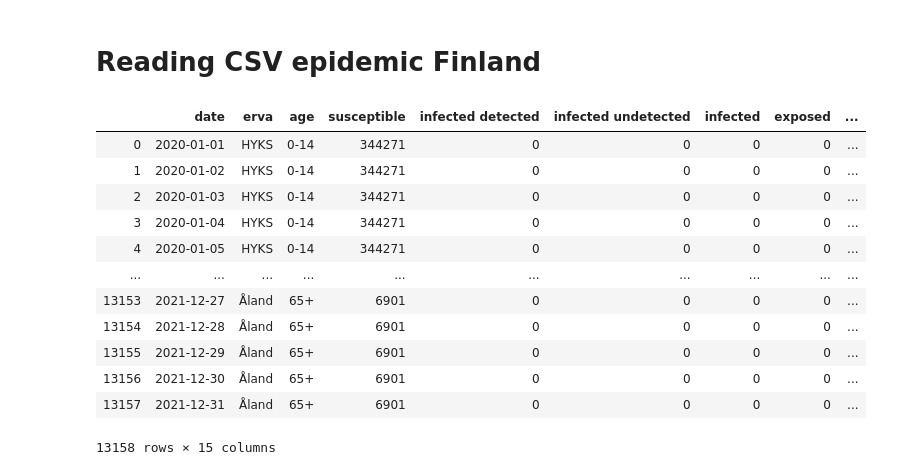
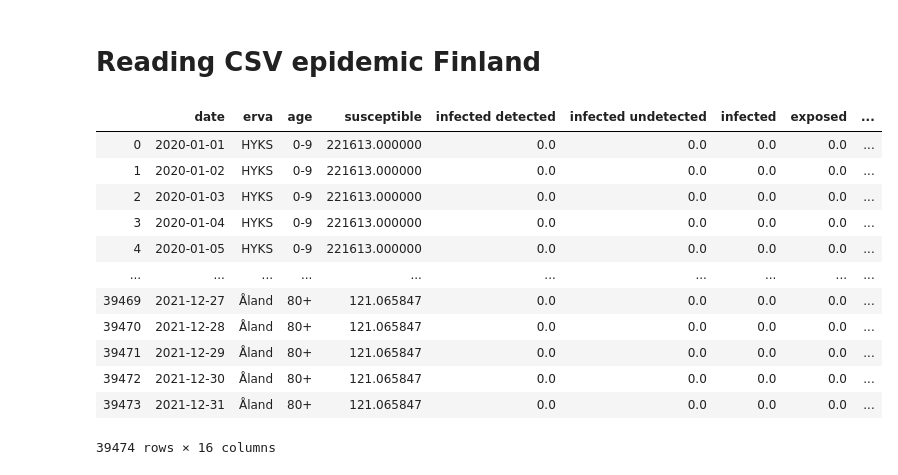
Before and after one commit to FINCoVID19/optimized_vaccination_finland, a Jupyter notebook: read_data.ipynb, the cells around one changed output. Drawn from its saved outputs; the diff is of its cells as text; code cells hidden in the pictures.

```diff
--- a/read_data.ipynb
+++ b/read_data.ipynb
@@ -4,23 +4,23 @@
 import pandas as pd
 import numpy as np
 # %%
-csv_file = 'stats/epidemic_finland.csv'
+csv_file = 'out/epidemic_finland_9.csv'
 epidemic_finland = pd.read_csv(csv_file, sep=",", encoding='utf-8')
 epidemic_finland
 # %% [output]
 |  | date | erva | age | susceptible | infected detected | infected undetected | infected | exposed | ... |
-| 0 | 2020-01-01 | HYKS | 0-14 | 344271 | 0 | 0 | 0 | 0 | ... |
-| 1 | 2020-01-02 | HYKS | 0-14 | 344271 | 0 | 0 | 0 | 0 | ... |
-| 2 | 2020-01-03 | HYKS | 0-14 | 344271 | 0 | 0 | 0 | 0 | ... |
-| 3 | 2020-01-04 | HYKS | 0-14 | 344271 | 0 | 0 | 0 | 0 | ... |
-| 4 | 2020-01-05 | HYKS | 0-14 | 344271 | 0 | 0 | 0 | 0 | ... |
+| 0 | 2020-01-01 | HYKS | 0-9 | 221613.000000 | 0.0 | 0.0 | 0.0 | 0.0 | ... |
+| 1 | 2020-01-02 | HYKS | 0-9 | 221613.000000 | 0.0 | 0.0 | 0.0 | 0.0 | ... |
+| 2 | 2020-01-03 | HYKS | 0-9 | 221613.000000 | 0.0 | 0.0 | 0.0 | 0.0 | ... |
+| 3 | 2020-01-04 | HYKS | 0-9 | 221613.000000 | 0.0 | 0.0 | 0.0 | 0.0 | ... |
+| 4 | 2020-01-05 | HYKS | 0-9 | 221613.000000 | 0.0 | 0.0 | 0.0 | 0.0 | ... |
 | ... | ... | ... | ... | ... | ... | ... | ... | ... | ... |
-| 13153 | 2021-12-27 | Åland | 65+ | 6901 | 0 | 0 | 0 | 0 | ... |
-| 13154 | 2021-12-28 | Åland | 65+ | 6901 | 0 | 0 | 0 | 0 | ... |
-| 13155 | 2021-12-29 | Åland | 65+ | 6901 | 0 | 0 | 0 | 0 | ... |
-| 13156 | 2021-12-30 | Åland | 65+ | 6901 | 0 | 0 | 0 | 0 | ... |
-| 13157 | 2021-12-31 | Åland | 65+ | 6901 | 0 | 0 | 0 | 0 | ... |
+| 39469 | 2021-12-27 | Åland | 80+ | 121.065847 | 0.0 | 0.0 | 0.0 | 0.0 | ... |
+| 39470 | 2021-12-28 | Åland | 80+ | 121.065847 | 0.0 | 0.0 | 0.0 | 0.0 | ... |
+| 39471 | 2021-12-29 | Åland | 80+ | 121.065847 | 0.0 | 0.0 | 0.0 | 0.0 | ... |
+| 39472 | 2021-12-30 | Åland | 80+ | 121.065847 | 0.0 | 0.0 | 0.0 | 0.0 | ... |
+| 39473 | 2021-12-31 | Åland | 80+ | 121.065847 | 0.0 | 0.0 | 0.0 | 0.0 | ... |
-13158 rows × 15 columns
+39474 rows × 16 columns
 # %%
 epidemic_date = epidemic_finland.loc[(epidemic_finland['date'] == '2021-04-13'), ]
 epidemic_date
```
Also changed, not shown: parts of 6 cells of this notebook, 2 other files.
